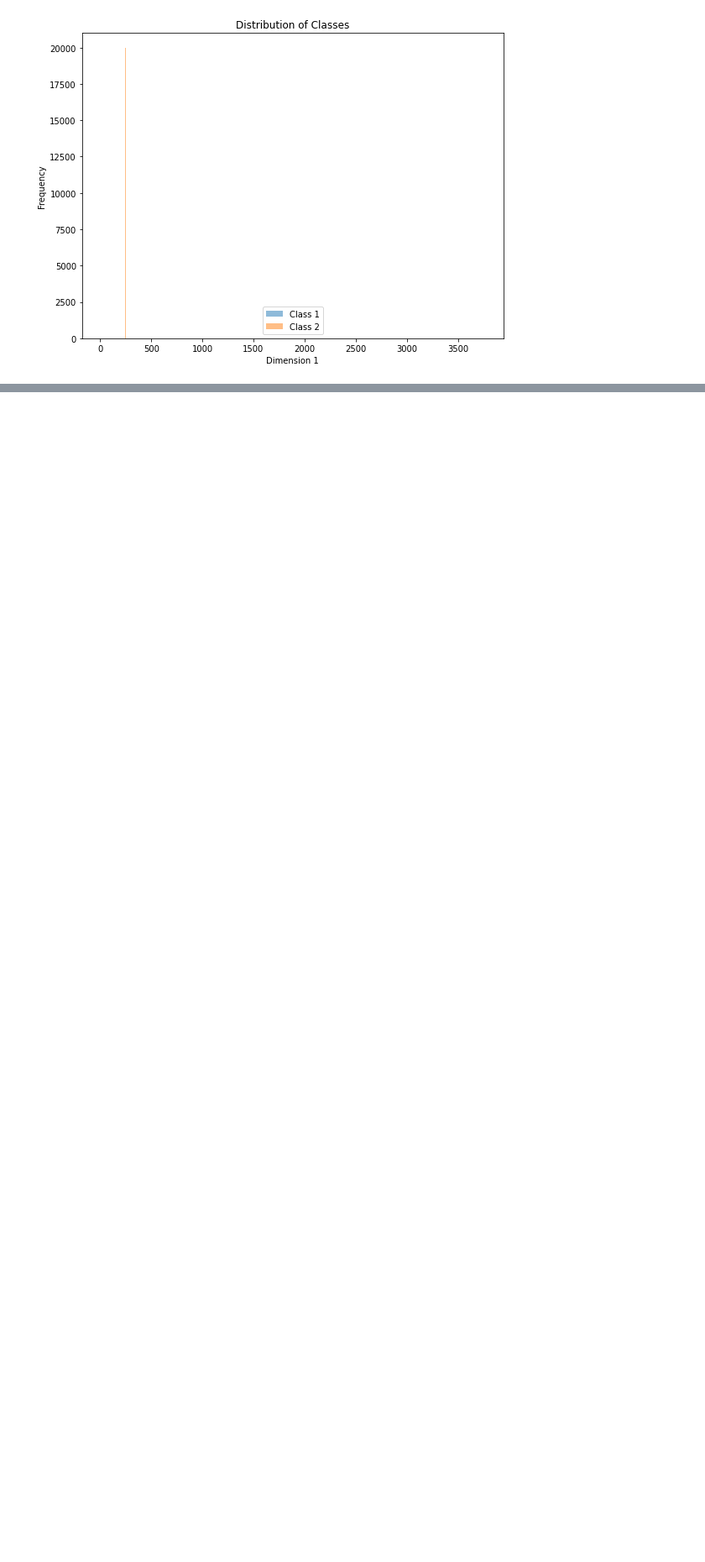
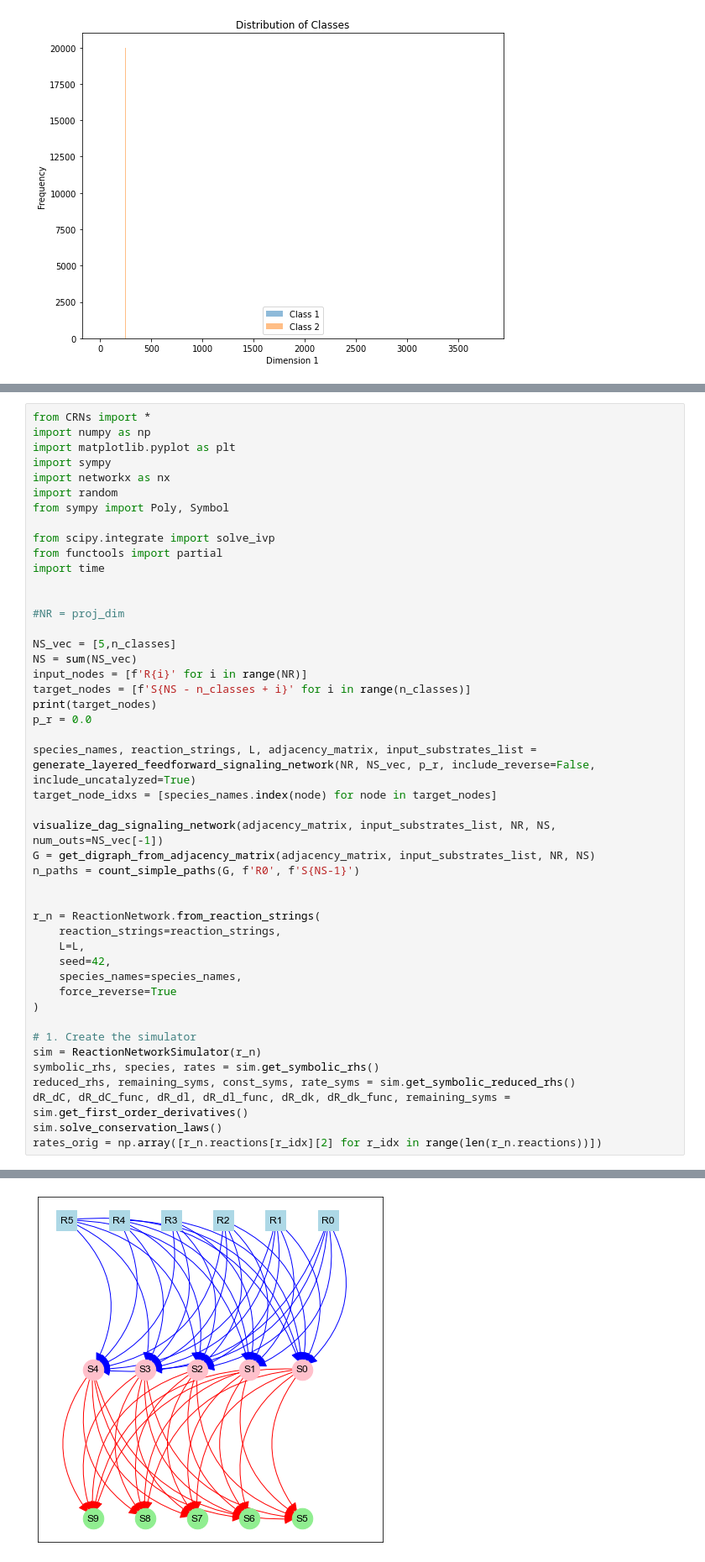
Before and after one commit to csfloyd/GlycanAnalysis, a Jupyter notebook: Python/training_signaling_networks.ipynb, the cells around one changed output, grey strips where cells are left out. Shown at 84% size. Saved outputs shown, nothing was run; the diff lists cells and outputs as text; blank space fills up the shorter version.

```diff
--- a/Python/training_signaling_networks.ipynb
+++ b/Python/training_signaling_networks.ipynb
@@ -299,0 +431,47 @@ plt.show()
+# %%
+from CRNs import *
+import numpy as np
+import matplotlib.pyplot as plt
+import sympy
+import networkx as nx
+import random
+from sympy import Poly, Symbol
+
+from scipy.integrate import solve_ivp
+from functools import partial
+import time
+
+
+#NR = proj_dim
+
+NS_vec = [5,n_classes]
+NS = sum(NS_vec)
+input_nodes = [f'R{i}' for i in range(NR)]
+target_nodes = [f'S{NS - n_classes + i}' for i in range(n_classes)]
+print(target_nodes)
+p_r = 0.0
+
+species_names, reaction_strings, L, adjacency_matrix, input_substrates_list = generate_layered_feedforward_signaling_network(NR, NS_vec, p_r, include_reverse=False, include_uncatalyzed=True)
+target_node_idxs = [species_names.index(node) for node in target_nodes]
+
+visualize_dag_signaling_network(adjacency_matrix, input_substrates_list, NR, NS, num_outs=NS_vec[-1])
+G = get_digraph_from_adjacency_matrix(adjacency_matrix, input_substrates_list, NR, NS)
+n_paths = count_simple_paths(G, f'R0', f'S{NS-1}')
+
+
+r_n = ReactionNetwork.from_reaction_strings(
+    reaction_strings=reaction_strings,
+    L=L,
+    seed=42,
+    species_names=species_names,
+    force_reverse=True
+)
+
+# 1. Create the simulator
+sim = ReactionNetworkSimulator(r_n)
+symbolic_rhs, species, rates = sim.get_symbolic_rhs()
+reduced_rhs, remaining_syms, const_syms, rate_syms = sim.get_symbolic_reduced_rhs()
+dR_dC, dR_dC_func, dR_dl, dR_dl_func, dR_dk, dR_dk_func, remaining_syms = sim.get_first_order_derivatives()
+sim.solve_conservation_laws()
+rates_orig = np.array([r_n.reactions[r_idx][2] for r_idx in range(len(r_n.reactions))])
+# %% [output]
@@ -299,0 +479 @@ plt.show()
+[figure, added]
```
Also changed, not shown: parts of 13 cells of this notebook, 8 other files.
